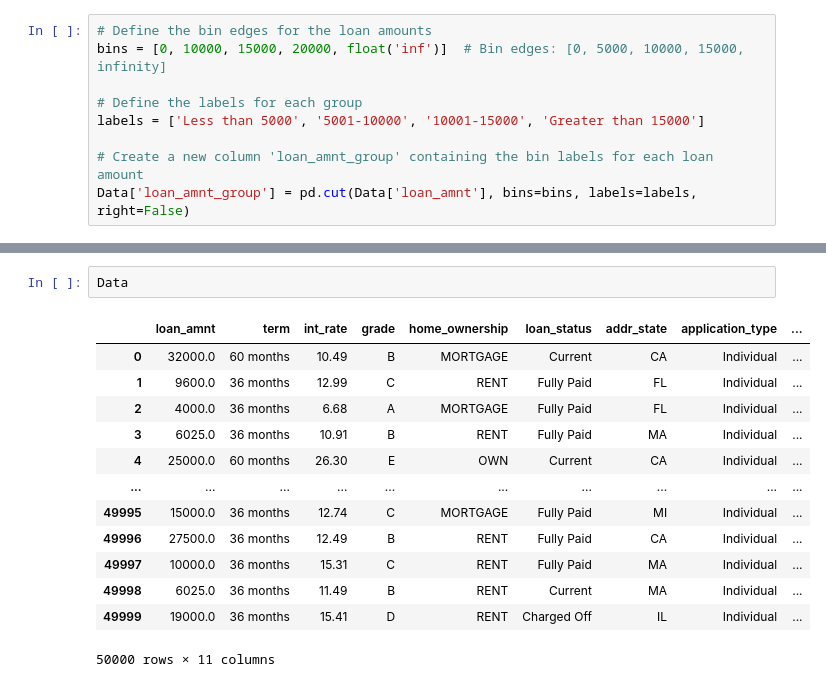
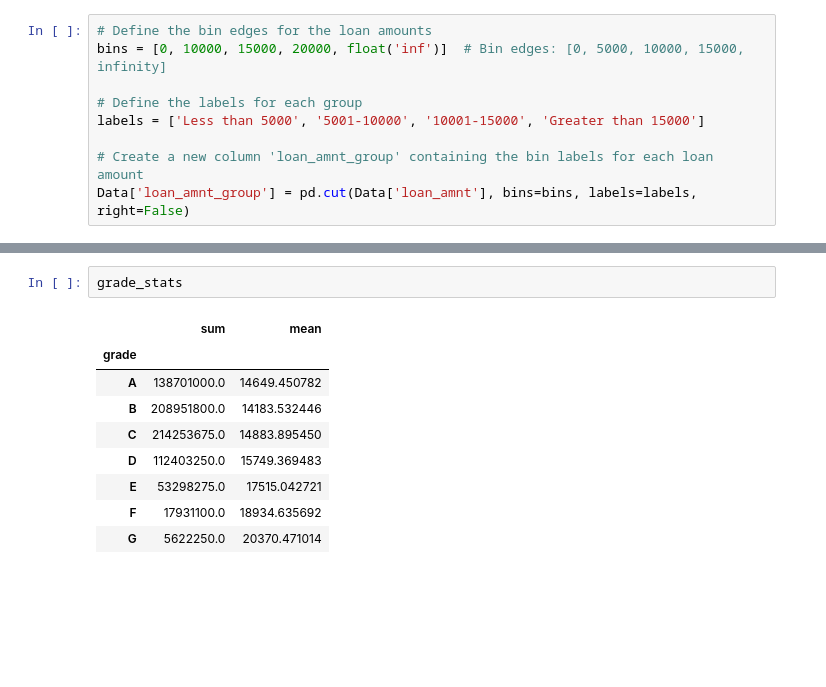
Before and after one commit to KiranJCodes/Risk_Analysis, a Jupyter notebook: EDA.ipynb, the cells around one changed output, grey strips where cells are left out. Saved outputs shown, nothing was run; the diff lists cells and outputs as text; blank space fills up the shorter version.

```diff
--- a/EDA.ipynb
+++ b/EDA.ipynb
@@ -202,16 +204,12 @@ plt.show()
 # %%
-Data
+grade_stats
 # %% [output]
-|  | loan_amnt | term | int_rate | grade | home_ownership | loan_status | addr_state | application_type | ... |
-| 0 | 32000.0 | 60 months | 10.49 | B | MORTGAGE | Current | CA | Individual | ... |
-| 1 | 9600.0 | 36 months | 12.99 | C | RENT | Fully Paid | FL | Individual | ... |
-| 2 | 4000.0 | 36 months | 6.68 | A | MORTGAGE | Fully Paid | FL | Individual | ... |
-| 3 | 6025.0 | 36 months | 10.91 | B | RENT | Fully Paid | MA | Individual | ... |
-| 4 | 25000.0 | 60 months | 26.30 | E | OWN | Current | CA | Individual | ... |
-| ... | ... | ... | ... | ... | ... | ... | ... | ... | ... |
-| 49995 | 15000.0 | 36 months | 12.74 | C | MORTGAGE | Fully Paid | MI | Individual | ... |
-| 49996 | 27500.0 | 36 months | 12.49 | B | RENT | Fully Paid | CA | Individual | ... |
-| 49997 | 10000.0 | 36 months | 15.31 | C | RENT | Fully Paid | MA | Individual | ... |
-| 49998 | 6025.0 | 36 months | 11.49 | B | RENT | Current | MA | Individual | ... |
-| 49999 | 19000.0 | 36 months | 15.41 | D | RENT | Charged Off | IL | Individual | ... |
+|  | sum | mean |
+| grade |  |  |
+| A | 138701000.0 | 14649.450782 |
+| B | 208951800.0 | 14183.532446 |
+| C | 214253675.0 | 14883.895450 |
+| D | 112403250.0 | 15749.369483 |
+| E | 53298275.0 | 17515.042721 |
+| F | 17931100.0 | 18934.635692 |
+| G | 5622250.0 | 20370.471014 |
-50000 rows × 11 columns
```
Also changed, not shown: parts of 5 cells of this notebook.
